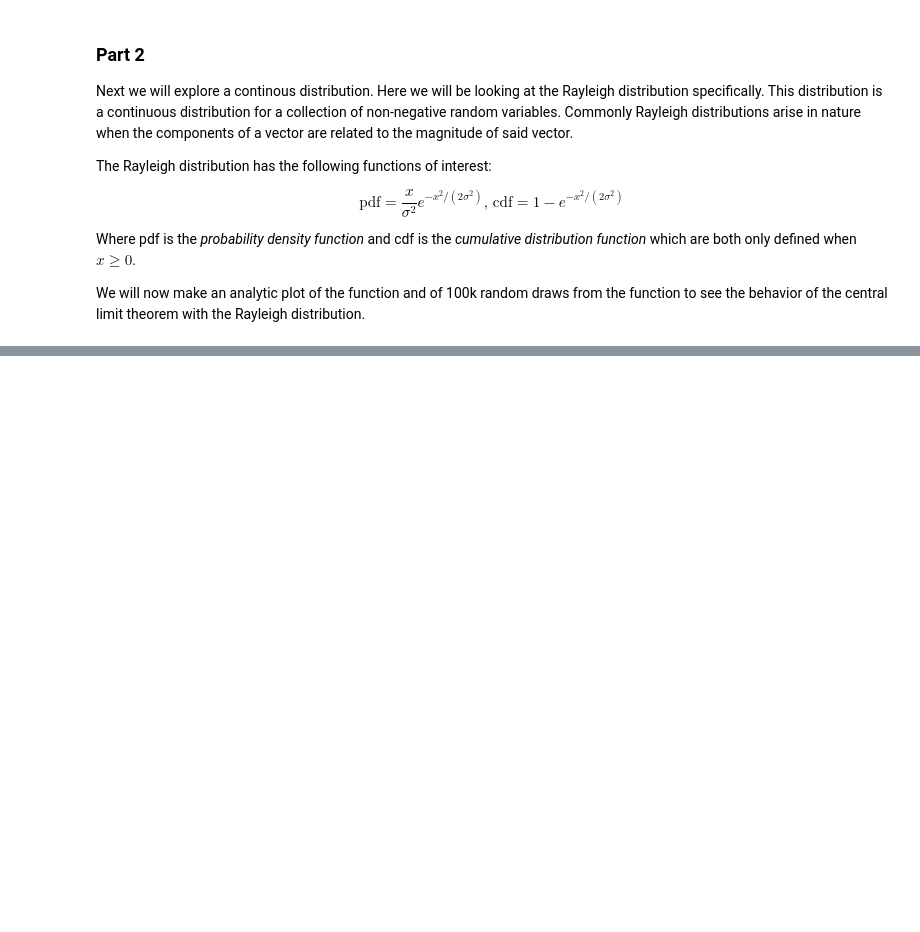
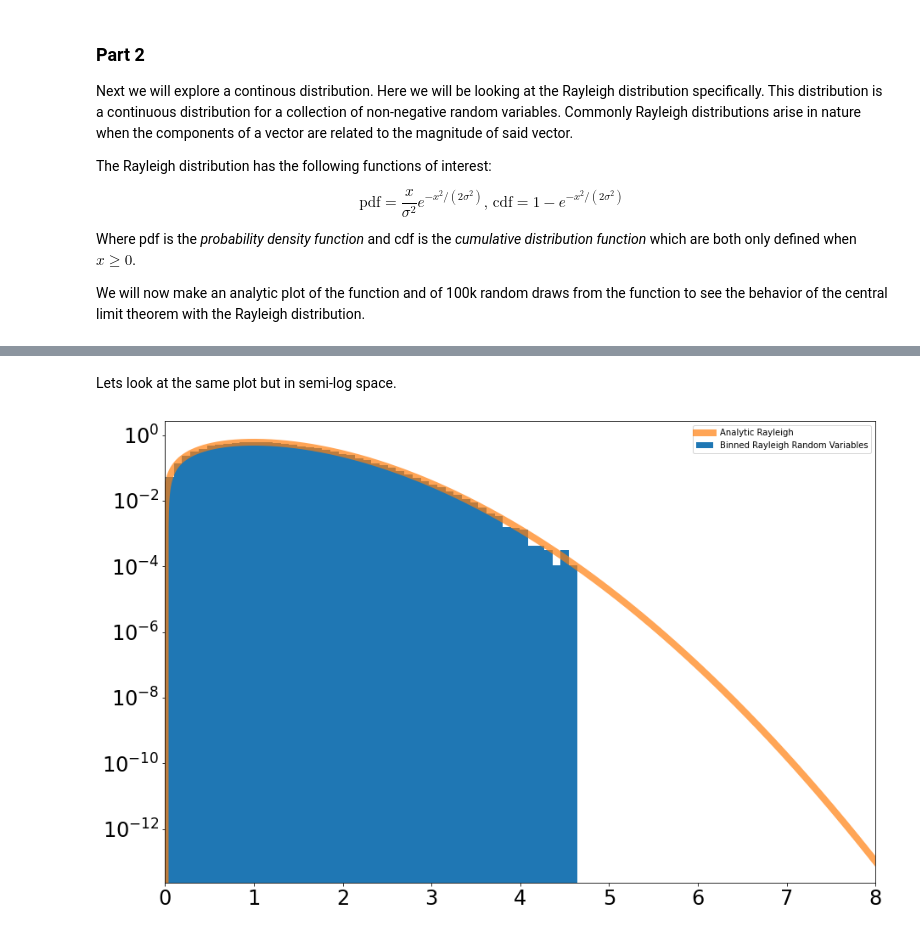
Before and after one commit to williamdolsen/phys434-21au, a Jupyter notebook: labs/lab1/lab1.ipynb, the cells around one changed output, grey strips where cells are left out. Saved outputs shown, nothing was run; the diff lists cells and outputs as text; code cells hidden in the pictures; blank space fills up the shorter version.

```diff
--- a/labs/lab1/lab1.ipynb
+++ b/labs/lab1/lab1.ipynb
@@ -90,3 +92,24 @@ plt.show()
+# %% [markdown]
+Lets look at the same plot but in semi-log space.
+# %%
+# lets group the previous points into bins and normalize
+fig, ax = plt.subplots(1, 1)
+ax.hist(draw, bins=50, density=True, label='Binned Rayleigh Random Variables')
+
+# lets plot the analytical function
+limits = [0, 8]
+x = np.linspace(limits[0], limits[1], 10000)
+plt.plot(x, stats.rayleigh.pdf(x), linewidth=8, alpha=0.7, label='Analytic Rayleigh')
+
+# adjust information about the graph
+plt.yscale('log')
+plt.tick_params(labelsize=24)
+plt.xlim(limits)
+plt.legend()
+
+plt.show()
+# %% [output]
+[figure, added]
 # %% [markdown]
 ### Part 3
 
```
Also changed, not shown: parts of 8 cells of this notebook.
